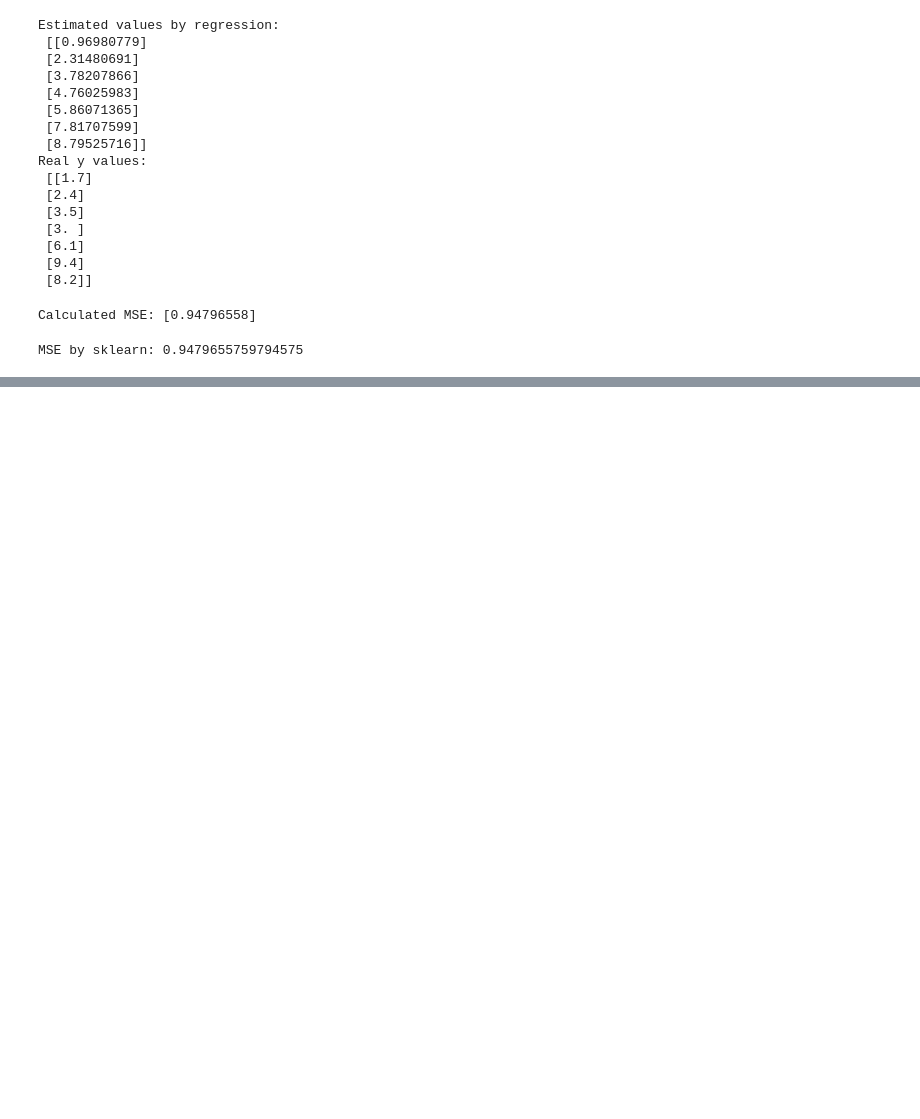
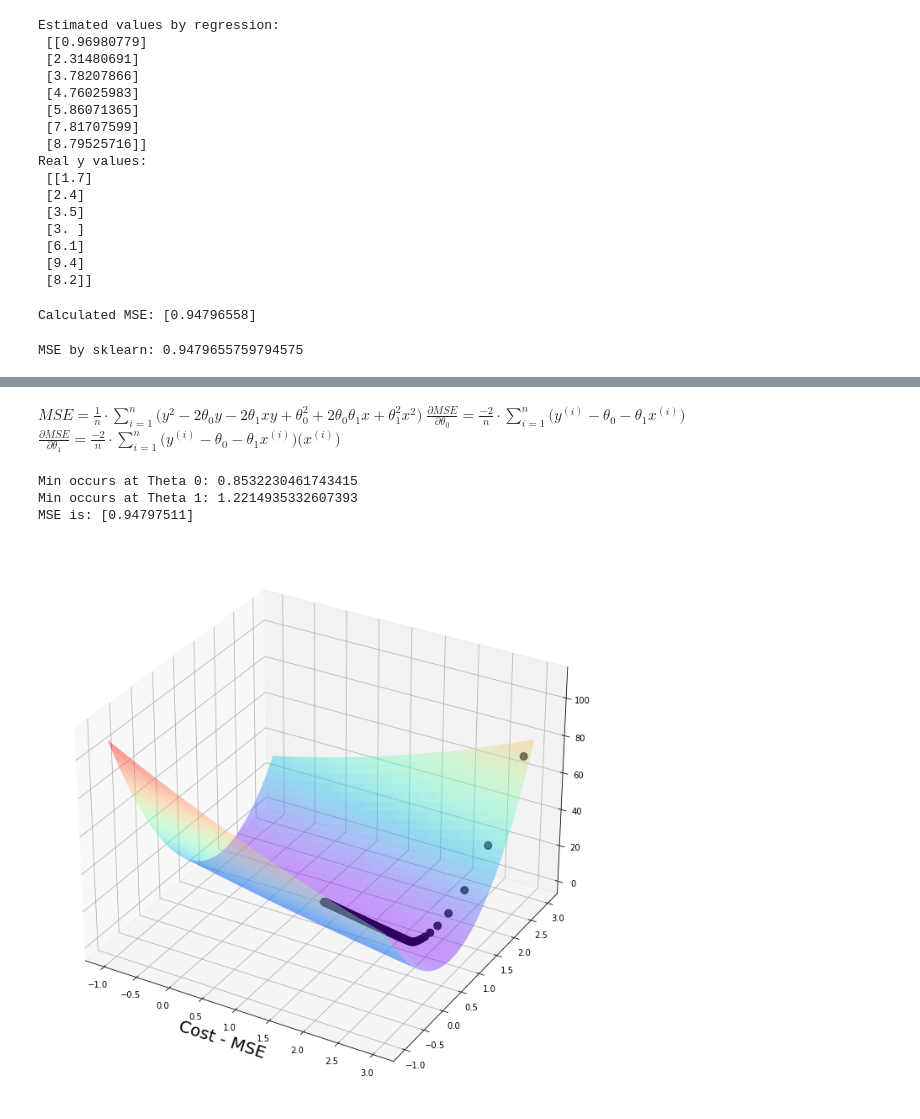
Before and after one commit to Kunnaal/ML-Practice, a Jupyter notebook: Linear Regression/Gradient Descent.ipynb, the cells around one changed output, grey strips where cells are left out. Cells and saved outputs as stored; diff of their text form; code cells hidden in the pictures; blank space fills up the shorter version.

```diff
--- a/Linear Regression/Gradient Descent.ipynb
+++ b/Linear Regression/Gradient Descent.ipynb
@@ -679,0 +732,49 @@ MSE by sklearn: 0.9479655759794575
+# %% [markdown]
+$MSE =\frac{1}{n} \cdot \sum_{i=1}^{n} \big(y^2 - 2\theta_0y - 2\theta_1xy + \theta_0^2 +2\theta_0\theta_1x + \theta_1^2x^2 \big)$
+$\frac{\partial MSE}{\partial \theta_0} = \frac{-2}{n} \cdot \sum_{i=1}^{n} \big( y^{(i)} - \theta_0 - \theta_1x^{(i)} \big)$
+$\frac{\partial MSE}{\partial \theta_1} = \frac{-2}{n} \cdot \sum_{i=1}^{n} \big( y^{(i)} - \theta_0 - \theta_1x^{(i)} \big) \big( x^{(i)} \big)$
+# %%
+#x Values, y values, array of theta parameters (theta0 at index 0 & theta1 at index 1)
+def grad(x, y, thetas):
+    n = y.size
+    theta0_slope = (-2/n)*sum(y-thetas[0]-thetas[1]*x)
+    theta1_slope = (-2/n)*sum((y-thetas[0]-thetas[1]*x)*(x))
+    #return np.array([theta0_slope[0], [theta1_slope[0]])
+    #return np.append(arr = theta0_slope, values = theta1_slope)
+    return np.concatenate((theta0_slope, theta1_slope), axis=0)
+# %%
+multiplier = 0.01
+thetas = np.array([2.9, 2.9])
+
+#Collecting Data for scatter plot
+plot_vals = thetas.reshape(1, 2)
+mse_vals = MSE(y_5, (thetas[0]+thetas[1]*x_5))
+
+for i in range(1000):
+    thetas = thetas - multiplier*grad(x_5, y_5, thetas)
+    #Appending new values to our array
+    plot_vals = np.concatenate((plot_vals, thetas.reshape(1, 2)), axis=0)
+    mse_vals = np.append(arr = mse_vals, values = MSE(y_5, (thetas[0]+thetas[1]*x_5)))
+
+print("Min occurs at Theta 0:", thetas[0])
+print("Min occurs at Theta 1:", thetas[1])
+print("MSE is:", MSE(y_5, (thetas[0]+thetas[1]*x_5)))
+# %% [output]
+Min occurs at Theta 0: 0.8532230461743415
+Min occurs at Theta 1: 1.2214935332607393
+MSE is: [0.94797511]
+# %%
+#Plotting MSE
+fig = plt.figure(figsize = [16, 12])
+#ax = fig.gca(projection="3d")
+ax = fig.add_subplot(projection = "3d") #Updated! GCA(get current axis was deprecated in version 3.4 # Notice no warnings
+
+ax.set_xlabel("Theta 0", fontsize = 20)
+ax.set_xlabel("Theta 1", fontsize = 20)
+ax.set_xlabel("Cost - MSE", fontsize = 20)
+ax.scatter(plot_vals[:, 0], plot_vals[:, 1], mse_vals, s=80, color="black")
+
+ax.plot_surface(plot_t0, plot_t1, plot_cost, cmap=cm.rainbow, alpha=0.4)
+plt.show()
+# %% [output]
+[figure, added]
```
Also changed, not shown: parts of 9 cells of this notebook, 2 other files.
